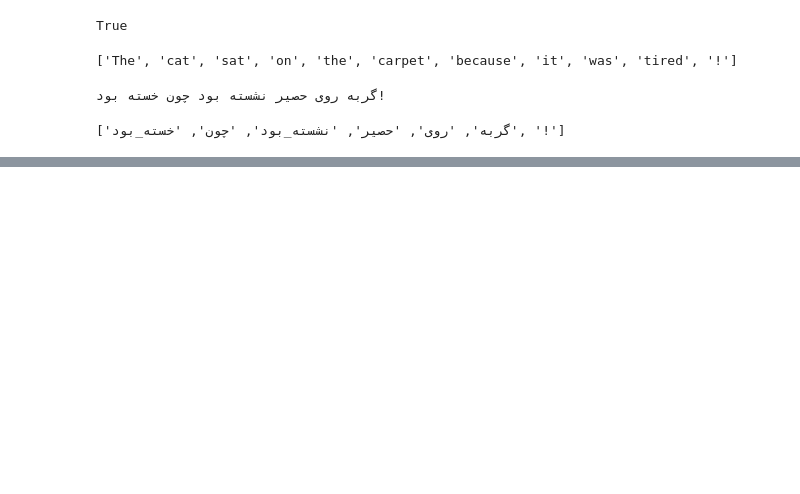
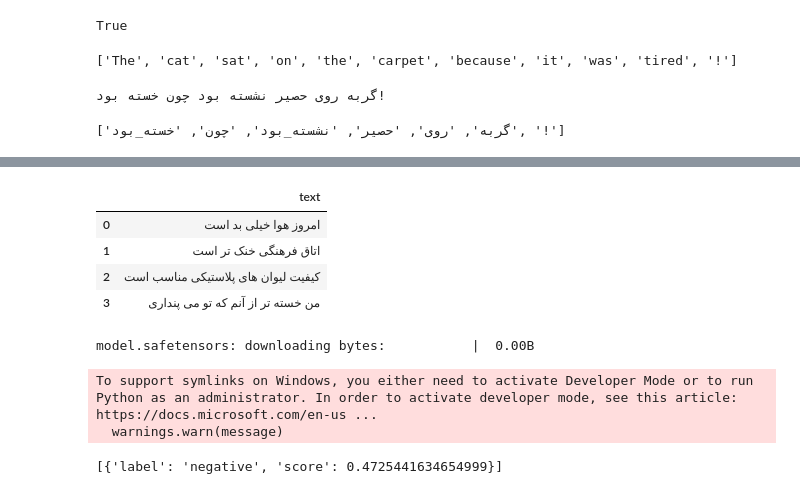
Before and after one commit to Rainsh724/ai-customer-behavior-analytics-platform, a Jupyter notebook: Amoozeshi.ipynb, the cells around one changed output, grey strips where cells are left out. Saved outputs shown, nothing was run; the diff lists cells and outputs as text; code cells hidden in the pictures; blank space fills up the shorter version.

```diff
--- a/Amoozeshi.ipynb
+++ b/Amoozeshi.ipynb
@@ -104,0 +76,38 @@ print( x.tokenize_sentences(text2))
+# %%
+import pandas as pd
+
+data = {
+    "text" :[
+        "امروز هوا خیلی بد است",
+        "اتاق فرهنگی خنک تر است",
+        "کیفیت لیوان های پلاستیکی مناسب است",
+        "من خسته تر از آنم که تو می پنداری"
+    ]
+}
+
+rev = pd.DataFrame(data)
+rev
+# %% [output]
+|  | text |
+| 0 | امروز هوا خیلی بد است |
+| 1 | اتاق فرهنگی خنک تر است |
+| 2 | کیفیت لیوان های پلاستیکی مناسب است |
+| 3 | من خسته تر از آنم که تو می پنداری |
+# %%
+from transformers import pipeline
+sentiment_classifier = pipeline(
+    task = "sentiment-analysis",
+    model = sentiment_model_name,
+    tokenizer = sentiment_model_name,
+    device = -1
+)
+# %% [output]
+model.safetensors: downloading bytes:           |  0.00B
+To support symlinks on Windows, you either need to activate Developer Mode or to run Python as an administrator. In order to activate developer mode, see this article: https://docs.microsoft.com/en-us ...
+  warnings.warn(message)
+# %%
+sentence = "هوا خیلی گرمه خسته شدم"
+result = sentiment_classifier(sentence)
+print(result)
+# %% [output]
+[{'label': 'negative', 'score': 0.4725441634654999}]
```
Also changed, not shown: parts of 14 cells of this notebook, 9 other files.
